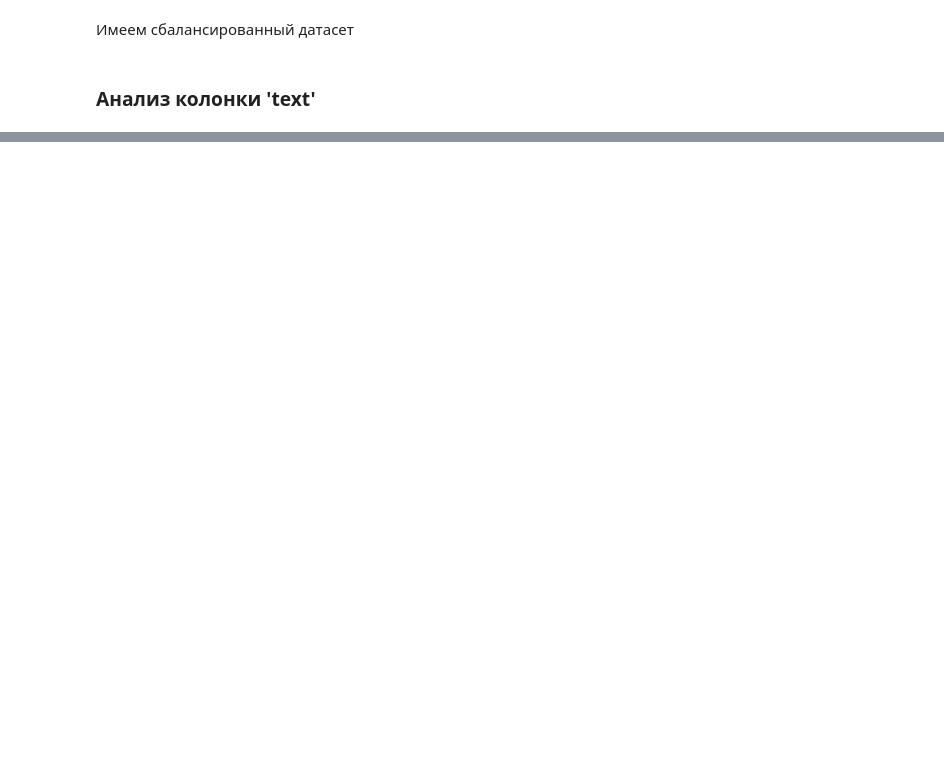
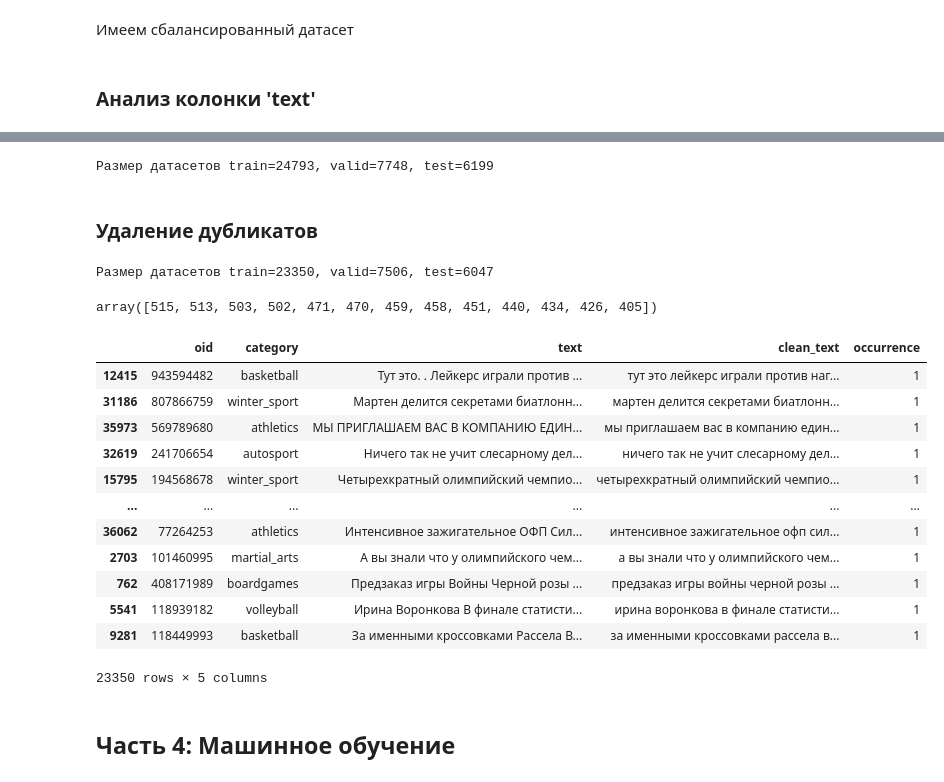
Before and after one commit to Komaso85/vk_sport, a Jupyter notebook: vk_sport.ipynb, the cells around one changed output, grey strips where cells are left out. Saved outputs shown, nothing was run; the diff lists cells and outputs as text; code cells hidden in the pictures; blank space fills up the shorter version.

```diff
--- a/vk_sport.ipynb
+++ b/vk_sport.ipynb
@@ -181,10 +157,0 @@ vk_sport[vk_sport.text.str.contains('RAD')]
-# %%
-def prepose_text(text):
-    text = text.lower()
-    # убираем ссылки
-    clean_text = re.sub(r"([a-z0-9]+)?tokenoid([a-z0-9]+)?", " ", text)
-    # оставляем только буквенные символы
-    clean_text = re.sub("[^а-яa-z]"," ", clean_text)
-    return clean_text
-
-vk_sport['clean_text'] = vk_sport['text'].map(prepose_text)
@@ -485,0 +178,12 @@ NameError: name 'iris_df' is not defined
+# %%
+def prepose_text(text):
+    text = text.lower()
+    # убираем цифры
+    clean_text = re.sub("[0-9]", "", text)
+    # убираем ссылки
+    clean_text = re.sub(r"([a-z]+)?tokenoid([a-z]+)?", "", text)
+    # оставляем только буквенные символы
+    clean_text = re.sub("[^а-яa-z]"," ", clean_text)
+    # убираем лишние пробелы
+    clean_text = re.sub(" +", " ", clean_text)
+    return clean_text
@@ -485,0 +199,48 @@ NameError: name 'iris_df' is not defined
+# %%
+train, valid = train_test_split(vk_sport[['oid','clean_text','category']], test_size=0.1, random_state=42)
+train, test = train_test_split(train, test_size=0.2, random_state=42)
+# %%
+# размеры полученных датасетов
+len_train = train.shape[0]
+len_valid = valid.shape[0]
+len_test = test.shape[0]
+
+print(f'Размер датасетов train={len_train}, valid={len_valid}, test={len_test}')
+# %% [output]
+Размер датасетов train=24793, valid=7748, test=6199
+# %% [markdown]
+### Удаление дубликатов
+# %%
+train_no_duplicated = train.drop_duplicates(subset=['clean_text'])
+valid_no_duplicated = valid.drop_duplicates(subset=['clean_text'])
+test_no_duplicated = test.drop_duplicates(subset=['clean_text'])
+# %%
+len_train_no_duplicated = train_no_duplicated.shape[0]
+len_valid_no_duplicated = valid_no_duplicated.shape[0]
+len_test_no_duplicated = test_no_duplicated.shape[0]
+
+print(f'Размер датасетов train={len_train_no_duplicated}, valid={len_valid_no_duplicated}, test={len_test_no_duplicated}')
+# %% [output]
+Размер датасетов train=23350, valid=7506, test=6047
+# %%
+test_no_duplicated['category'].value_counts().unique()
+# %% [output]
+array([515, 513, 503, 502, 471, 470, 459, 458, 451, 440, 434, 426, 405])
+# %%
+train_no_duplicated
+# %% [output]
+|  | oid | category | text | clean_text | occurrence |
+| 12415 | 943594482 | basketball | Тут это. . Лейкерс играли против ... | тут это лейкерс играли против наг... | 1 |
+| 31186 | 807866759 | winter_sport | Мартен делится секретами биатлонн... | мартен делится секретами биатлонн... | 1 |
+| 35973 | 569789680 | athletics | МЫ ПРИГЛАШАЕМ ВАС В КОМПАНИЮ ЕДИН... | мы приглашаем вас в компанию един... | 1 |
+| 32619 | 241706654 | autosport | Ничего так не учит слесарному дел... | ничего так не учит слесарному дел... | 1 |
+| 15795 | 194568678 | winter_sport | Четырехкратный олимпийский чемпио... | четырехкратный олимпийский чемпио... | 1 |
+| ... | ... | ... | ... | ... | ... |
+| 36062 | 77264253 | athletics | Интенсивное зажигательное ОФП Сил... | интенсивное зажигательное офп сил... | 1 |
+| 2703 | 101460995 | martial_arts | А вы знали что у олимпийского чем... | а вы знали что у олимпийского чем... | 1 |
+| 762 | 408171989 | boardgames | Предзаказ игры Войны Черной розы ... | предзаказ игры войны черной розы ... | 1 |
+| 5541 | 118939182 | volleyball | Ирина Воронкова В финале статисти... | ирина воронкова в финале статисти... | 1 |
+| 9281 | 118449993 | basketball | За именными кроссовками Рассела В... | за именными кроссовками рассела в... | 1 |
+23350 rows × 5 columns
+# %% [markdown]
+## Часть 4: Машинное обучение
```
Also changed, not shown: parts of 45 cells of this notebook.
